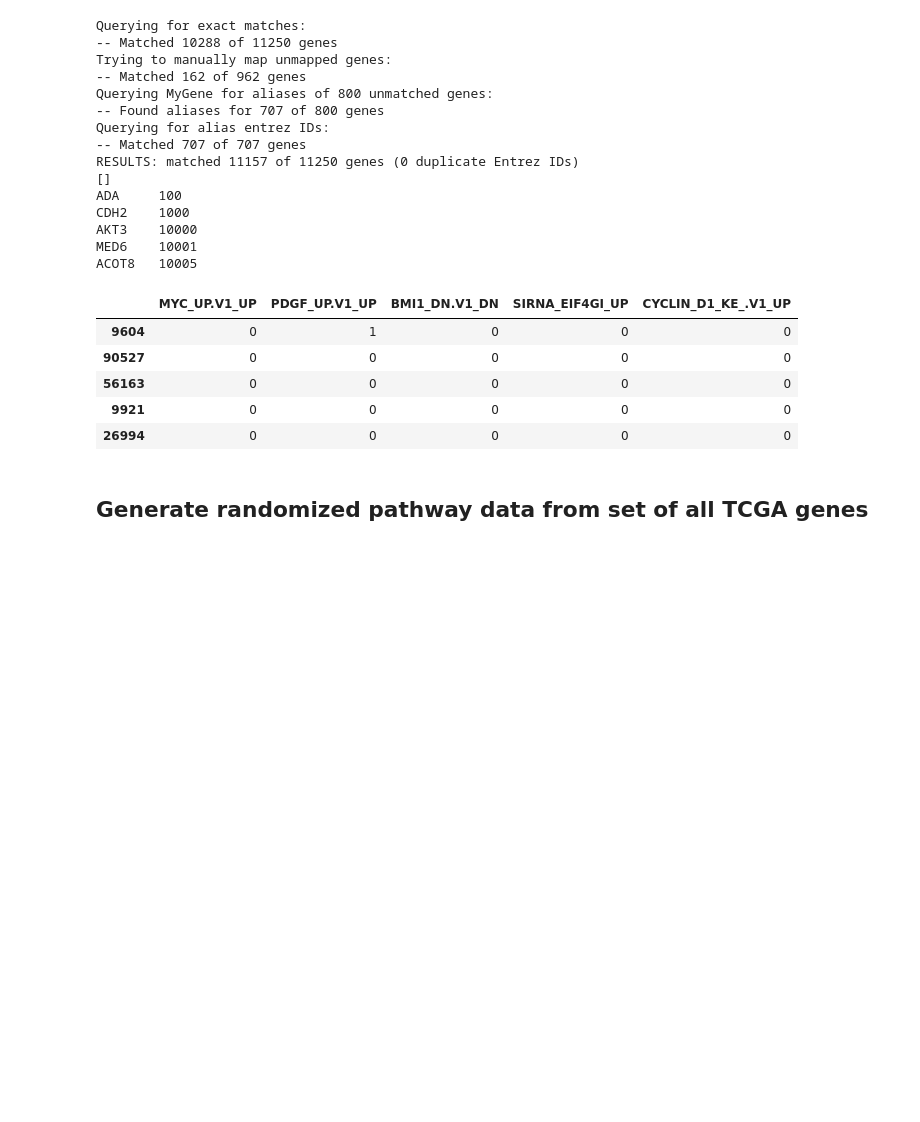
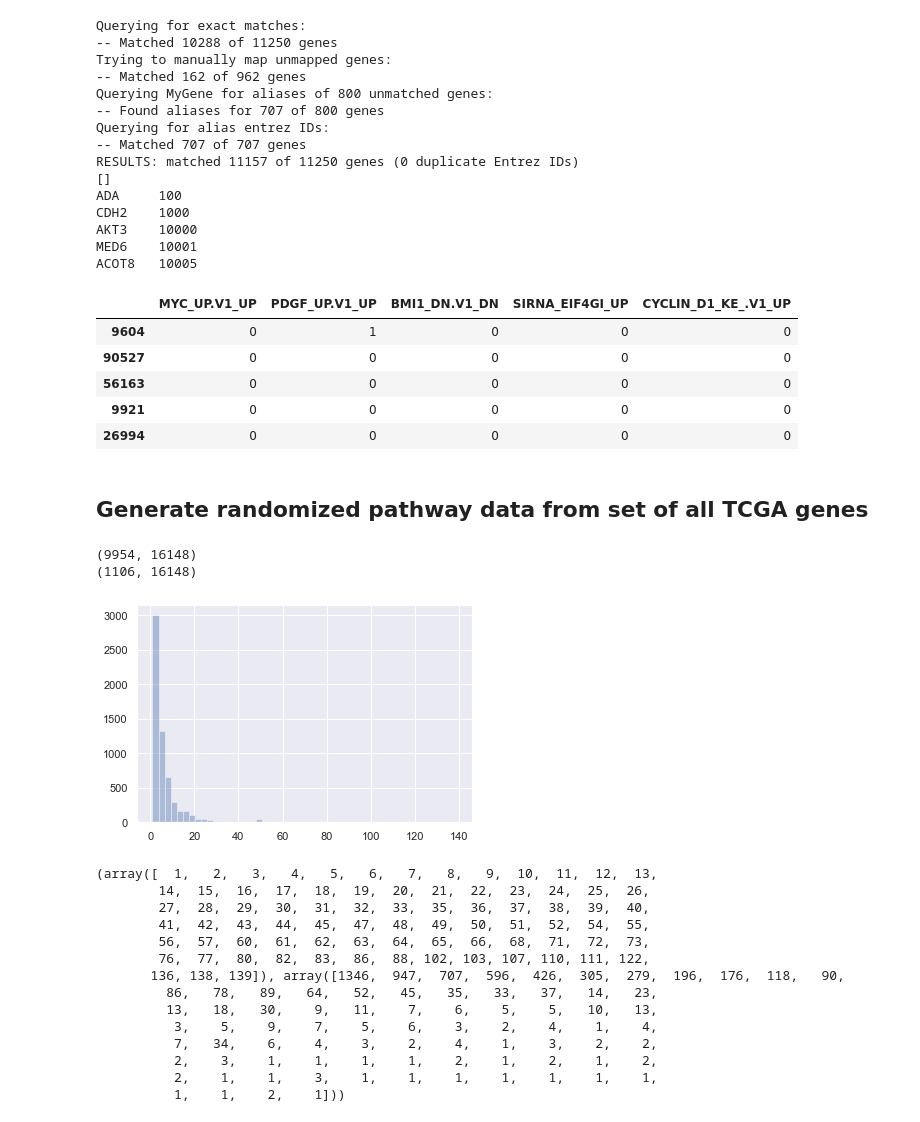
Before and after one commit to jjc2718/netreg, a Jupyter notebook: 0B.preprocess_plier_pathways.ipynb, the cells around one changed output. Saved outputs shown, nothing was run; the diff lists cells and outputs as text; code cells hidden in the pictures; blank space fills up the shorter version.

Commit message:
add code to generate random pathways

```diff
--- a/0B.preprocess_plier_pathways.ipynb
+++ b/0B.preprocess_plier_pathways.ipynb
@@ -136,3 +136,37 @@ oncogenic_df.to_csv(os.path.join(cfg.pathway_data, 'oncogenic_mapped.tsv'),
                     sep='\t')
 # %% [markdown]
 ## Generate randomized pathway data from set of all TCGA genes
+# %%
+train_df = pd.read_csv(os.path.join(cfg.data_dir, 'train_tcga_expression_matrix_processed.tsv.gz'),
+                       sep='\t', index_col=0)
+test_df = pd.read_csv(os.path.join(cfg.data_dir, 'test_tcga_expression_matrix_processed.tsv.gz'),
+                      sep='\t', index_col=0)
+print(train_df.shape)
+print(test_df.shape)
+# %% [output]
+(9954, 16148)
+(1106, 16148)
+# %%
+import matplotlib.pyplot as plt
+import seaborn as sns
+np.random.seed(1)
+sns.set()
+sns.distplot(canonical_df.sum(axis=1).values, kde=False)
+plt.show()
+print(np.unique(canonical_df.sum(axis=1).values, return_counts=True))
+# %% [output]
+[figure, added]
+(array([  1,   2,   3,   4,   5,   6,   7,   8,   9,  10,  11,  12,  13,
+        14,  15,  16,  17,  18,  19,  20,  21,  22,  23,  24,  25,  26,
+        27,  28,  29,  30,  31,  32,  33,  35,  36,  37,  38,  39,  40,
+        41,  42,  43,  44,  45,  47,  48,  49,  50,  51,  52,  54,  55,
+        56,  57,  60,  61,  62,  63,  64,  65,  66,  68,  71,  72,  73,
+        76,  77,  80,  82,  83,  86,  88, 102, 103, 107, 110, 111, 122,
+       136, 138, 139]), array([1346,  947,  707,  596,  426,  305,  279,  196,  176,  118,   90,
+         86,   78,   89,   64,   52,   45,   35,   33,   37,   14,   23,
+         13,   18,   30,    9,   11,    7,    6,    5,    5,   10,   13,
+          3,    5,    9,    7,    5,    6,    3,    2,    4,    1,    4,
+          7,   34,    6,    4,    3,    2,    4,    1,    3,    2,    2,
+          2,    3,    1,    1,    1,    1,    2,    1,    2,    1,    2,
+          2,    1,    1,    3,    1,    1,    1,    1,    1,    1,    1,
+          1,    1,    2,    1]))
```
Also changed, not shown: parts of 4 cells of this notebook.
